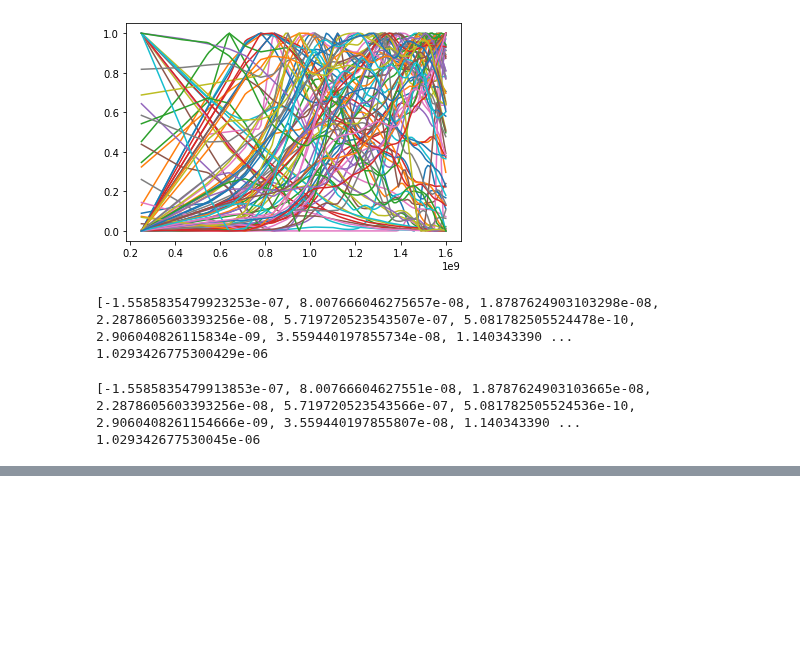
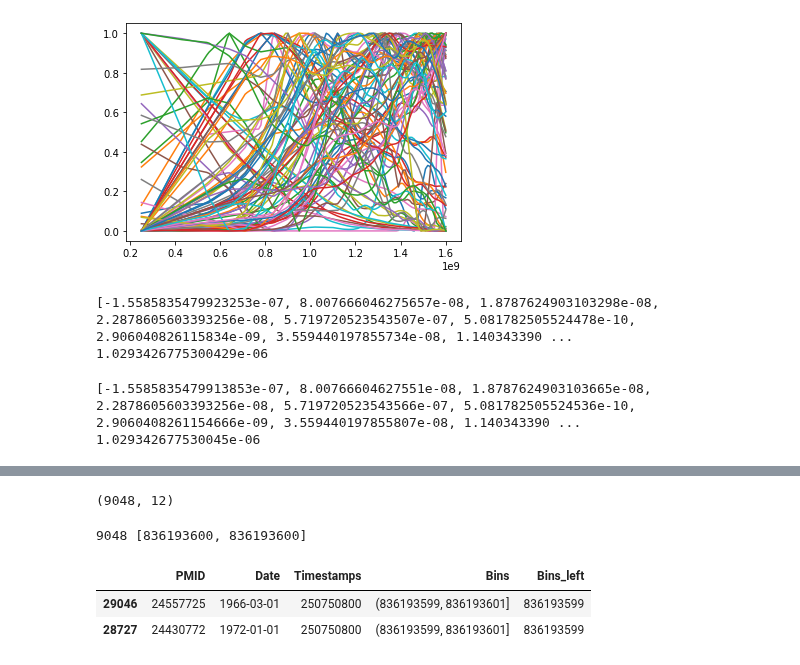
Before and after one commit to ShiuLab/plant_sci_hist, a Jupyter notebook: 9_wrap_up/script_9_wrap_up.ipynb, the cells around one changed output, grey strips where cells are left out. Saved outputs shown, nothing was run; the diff lists cells and outputs as text; code cells hidden in the pictures; blank space fills up the shorter version.

Commit message:
Finalize supplement related data

```diff
--- a/9_wrap_up/script_9_wrap_up.ipynb
+++ b/9_wrap_up/script_9_wrap_up.ipynb
@@ -577,0 +916,47 @@ get_slopes("0.1", 1982)
+# %%
+# PMIDs of Arabidopsis papers from USA
+pmid_arabi_usa = cpt_arabi[cpt_arabi["A3"] == "USA"]["PMID"].values
+mask           = cpt_arabi["PMID"].isin(pmid_arabi_usa)
+corpus         = cpt_arabi[mask]
+print(corpus.shape)
+# %% [output]
+(9048, 12)
+# %%
+dates          = corpus.Date
+
+# Assign new timestamps based on the bin timestamp values
+ts_in_bins = []
+for date in dates:
+  [yr, mo, da] = date.split('-') # year, month, day
+  dt   = datetime(int(yr), int(mo), int(da))
+  ts   = dt.timestamp()
+
+  bin_idx = bisect(bin_timestamps, ts)
+
+  if bin_idx < len(bin_timestamps):
+    ts2     = bin_timestamps[bin_idx]
+  # Deal with the last bin
+  else:
+    ts2     = datetime(2022, 12, 31).timestamp()
+  ts_in_bins.append(ts2)
+
+print(len(ts_in_bins), ts_in_bins[:2])
+# %% [output]
+9048 [836193600, 836193600]
+# %%
+timestamps = ts_in_bins
+
+# Create a new dataframe with PMID, date, txt_clean, bin, and bin_left
+documents = pd.DataFrame({"PMID": corpus['PMID'], "Date": corpus['Date'],
+                          "Timestamps":timestamps})
+documents = documents.sort_values("Timestamps")
+
+# a list of tuples showing the bin range (+/-1 of the unique val)
+ts_bins   = [pd.Interval(left=ts-1, right=ts+1) for ts in timestamps]
+documents["Bins"]      = ts_bins
+documents["Bins_left"] = documents.apply(lambda row: row.Bins.left, 1)
+documents.head(2)
+# %% [output]
+|  | PMID | Date | Timestamps | Bins | Bins_left |
+| 29046 | 24557725 | 1966-03-01 | 250750800 | (836193599, 836193601] | 836193599 |
+| 28727 | 24430772 | 1972-01-01 | 250750800 | (836193599, 836193601] | 836193599 |
```
Also changed, not shown: parts of 28 cells of this notebook, 3 other files.
